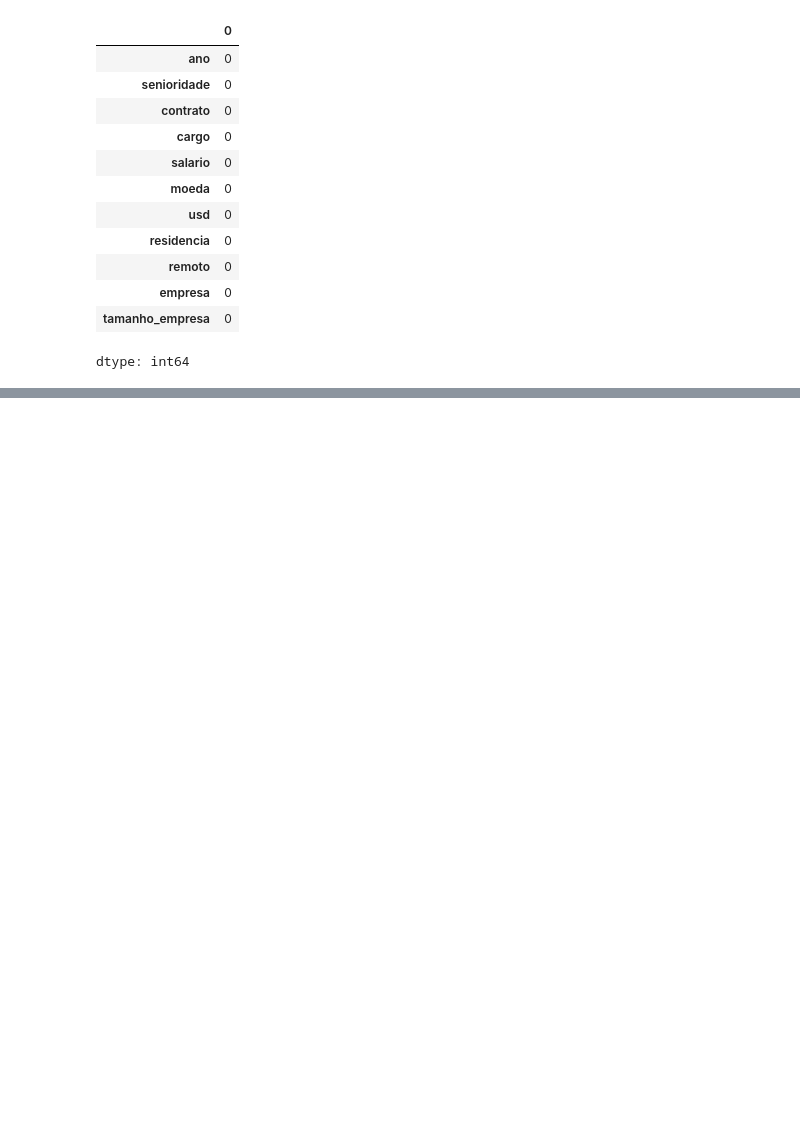
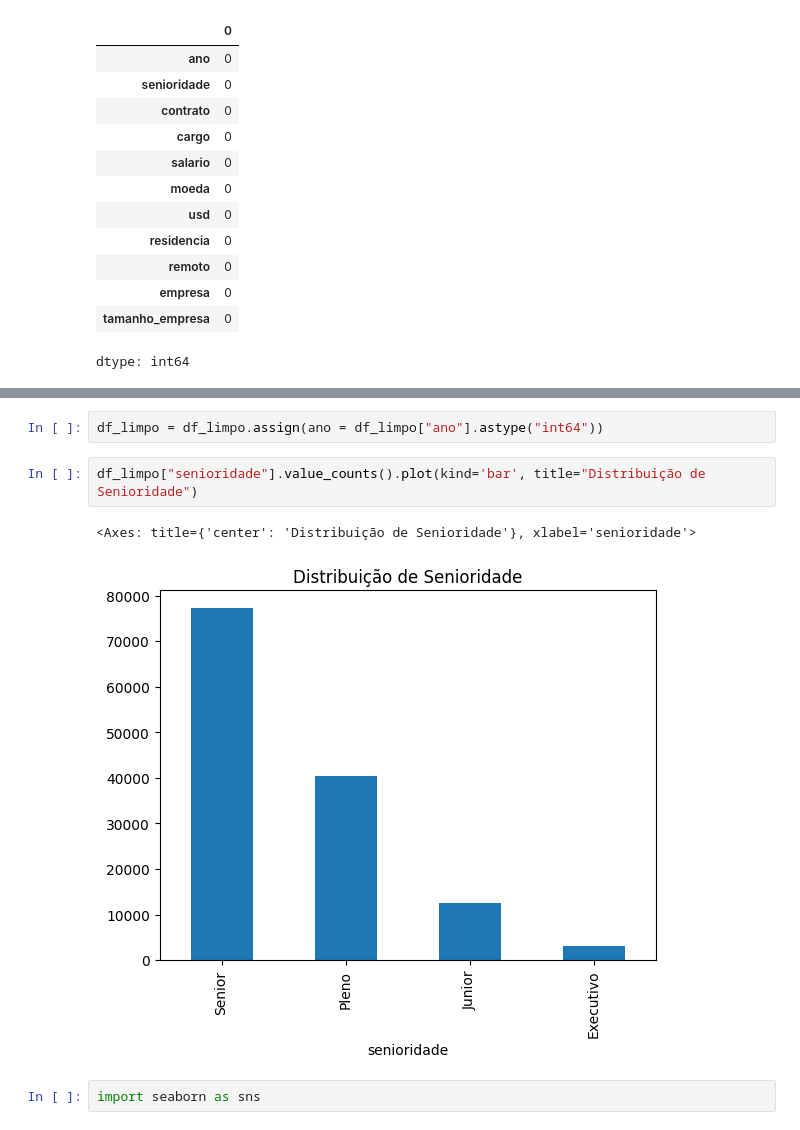
Before and after one commit to SavioMatias/ImersaoAlura, a Jupyter notebook: AulaAlura.ipynb, the cells around one changed output, grey strips where cells are left out. Saved outputs shown, nothing was run; the diff lists cells and outputs as text; blank space fills up the shorter version.

```diff
--- a/AulaAlura.ipynb
+++ b/AulaAlura.ipynb
@@ -320,0 +342,9 @@ df_limpo.head()
+# %%
+df_limpo = df_limpo.assign(ano = df_limpo["ano"].astype("int64"))
+# %%
+df_limpo["senioridade"].value_counts().plot(kind='bar', title="Distribuição de Senioridade")
+# %% [output]
+<Axes: title={'center': 'Distribuição de Senioridade'}, xlabel='senioridade'>
+[figure, added]
+# %%
+import seaborn as sns
```
Also changed, not shown: parts of 5 cells of this notebook.
